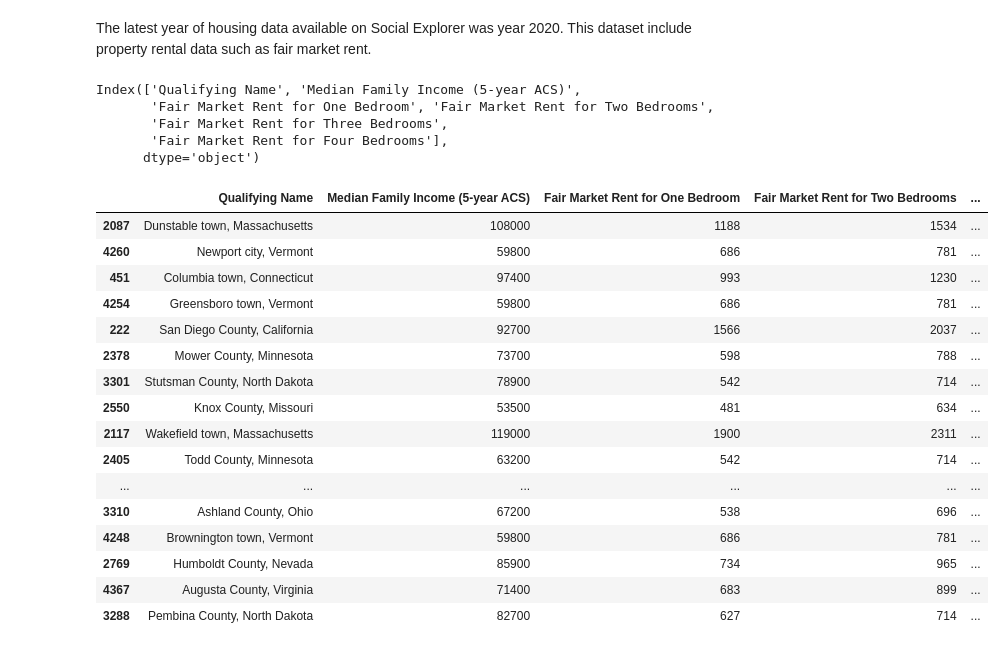
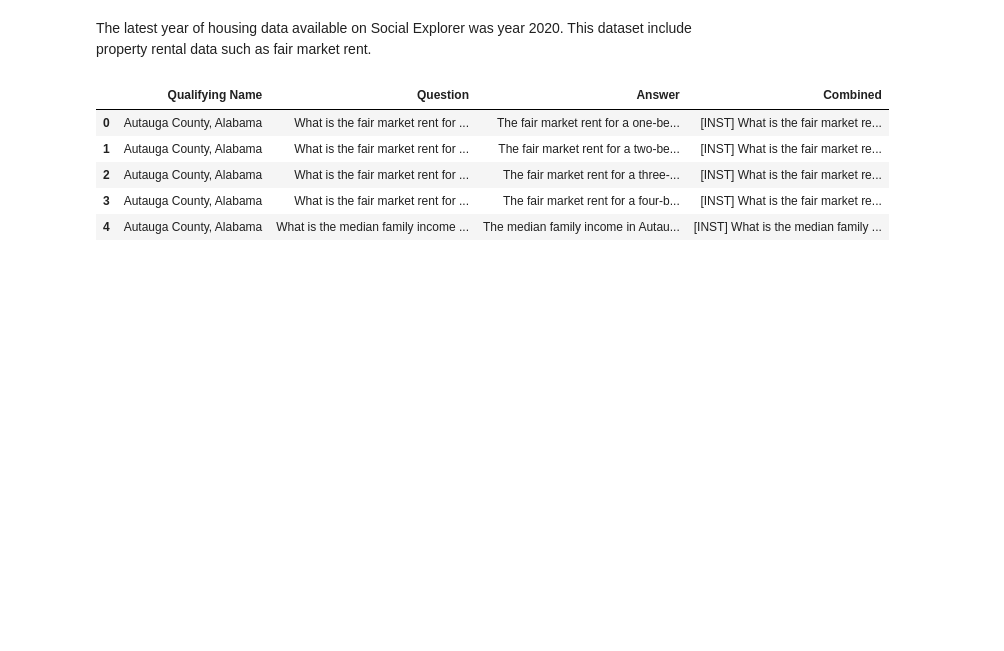
Before and after one commit to akiwarheit/mads-capstone-project, a Jupyter notebook: notebooks/9_se_data_preprocessing.ipynb, the cells around one changed output. Cells and saved outputs as stored; diff of their text form; code cells hidden in the pictures; blank space fills up the shorter version.

Commit message:
broken down QA pairs

```diff
--- a/notebooks/9_se_data_preprocessing.ipynb
+++ b/notebooks/9_se_data_preprocessing.ipynb
@@ -117,37 +164,49 @@ The latest year of housing data available on Social Explorer was year 2020. This
 # %%
 housing_df = pd.read_csv('../data/social_explorer_raw/Income_limits_and_fair_market_rent_2020.csv')
 housing_df = housing_df.drop(index=0)
 housing_df = housing_df.reset_index(drop=True)
-# print(housing_df.shape)
+
 housing_col_to_keep = ['Qualifying Name', 'Median Family Income (5-year ACS)', 'Fair Market Rent for One Bedroom',
        'Fair Market Rent for Two Bedrooms',
        'Fair Market Rent for Three Bedrooms',
        'Fair Market Rent for Four Bedrooms']
 housing_df = housing_df[housing_col_to_keep]
-# check and remove duplicate column
-# print(housing_df_filtered['Fair Market Rent for Two Bedrooms'].equals(housing_df_filtered['FY 2020 Fair Market Rent (Two-Bedrooms)']))
-print(housing_df.columns)
-housing_df.sample(50)
+
+def create_housing_question_answer_pairs(row):
+    pairs = []
+    housing_data = {
+        'one-bedroom': 'Fair Market Rent for One Bedroom',
+        'two-bedroom': 'Fair Market Rent for Two Bedrooms',
+        'three-bedroom': 'Fair Market Rent for Three Bedrooms',
+        'four-bedroom': 'Fair Market Rent for Four Bedrooms'
+    }
+
+    for room_type, col in housing_data.items():
+        question = f"What is the fair market rent for a {room_type} in {row['Qualifying Name']}?"
+        answer = f"The fair market rent for a {room_type} in {row['Qualifying Name']} is ${row[col]} with a median family income of ${row['Median Family Income (5-year ACS)']}."
+        combined = f"[INST] {question} [/INST] {answer} </s>"
+        pairs.append({'Qualifying Name': row['Qualifying Name'], 'Question': question, 'Answer': answer, 'Combined': combined})
+
+    question = f"What is the median family income in {row['Qualifying Name']}?"
+    answer = f"The median family income in {row['Qualifying Name']} is ${row['Median Family Income (5-year ACS)']}."
+    combined = f"[INST] {question} [/INST] {answer} </s>"
+    pairs.append({'Qualifying Name': row['Qualifying Name'], 'Question': question, 'Answer': answer, 'Combined': combined})
+
+    return pairs
+
+housing_question_answer_pairs = []
+
+for _, row in housing_df.iterrows():
+    pairs = create_housing_question_answer_pairs(row)
+    housing_question_answer_pairs.extend(pairs)
+
+housing_df = pd.DataFrame(housing_question_answer_pairs)
+
+housing_df.head()
 # %% [output]
-Index(['Qualifying Name', 'Median Family Income (5-year ACS)',
-       'Fair Market Rent for One Bedroom', 'Fair Market Rent for Two Bedrooms',
-       'Fair Market Rent for Three Bedrooms',
-       'Fair Market Rent for Four Bedrooms'],
-      dtype='object')
-|  | Qualifying Name | Median Family Income (5-year ACS) | Fair Market Rent for One Bedroom | Fair Market Rent for Two Bedrooms | ... |
-| 2087 | Dunstable town, Massachusetts | 108000 | 1188 | 1534 | ... |
-| 4260 | Newport city, Vermont | 59800 | 686 | 781 | ... |
-| 451 | Columbia town, Connecticut | 97400 | 993 | 1230 | ... |
-| 4254 | Greensboro town, Vermont | 59800 | 686 | 781 | ... |
-| 222 | San Diego County, California | 92700 | 1566 | 2037 | ... |
-| 2378 | Mower County, Minnesota | 73700 | 598 | 788 | ... |
-| 3301 | Stutsman County, North Dakota | 78900 | 542 | 714 | ... |
-| 2550 | Knox County, Missouri | 53500 | 481 | 634 | ... |
-| 2117 | Wakefield town, Massachusetts | 119000 | 1900 | 2311 | ... |
-| 2405 | Todd County, Minnesota | 63200 | 542 | 714 | ... |
-| ... | ... | ... | ... | ... | ... |
-| 3310 | Ashland County, Ohio | 67200 | 538 | 696 | ... |
-| 4248 | Brownington town, Vermont | 59800 | 686 | 781 | ... |
-| 2769 | Humboldt County, Nevada | 85900 | 734 | 965 | ... |
-| 4367 | Augusta County, Virginia | 71400 | 683 | 899 | ... |
-| 3288 | Pembina County, North Dakota | 82700 | 627 | 714 | ... |
+|  | Qualifying Name | Question | Answer | Combined |
+| 0 | Autauga County, Alabama | What is the fair market rent for ... | The fair market rent for a one-be... | [INST] What is the fair market re... |
+| 1 | Autauga County, Alabama | What is the fair market rent for ... | The fair market rent for a two-be... | [INST] What is the fair market re... |
+| 2 | Autauga County, Alabama | What is the fair market rent for ... | The fair market rent for a three-... | [INST] What is the fair market re... |
+| 3 | Autauga County, Alabama | What is the fair market rent for ... | The fair market rent for a four-b... | [INST] What is the fair market re... |
+| 4 | Autauga County, Alabama | What is the median family income ... | The median family income in Autau... | [INST] What is the median family ... |
```
Also changed, not shown: parts of 10 cells of this notebook, 1 other file.
